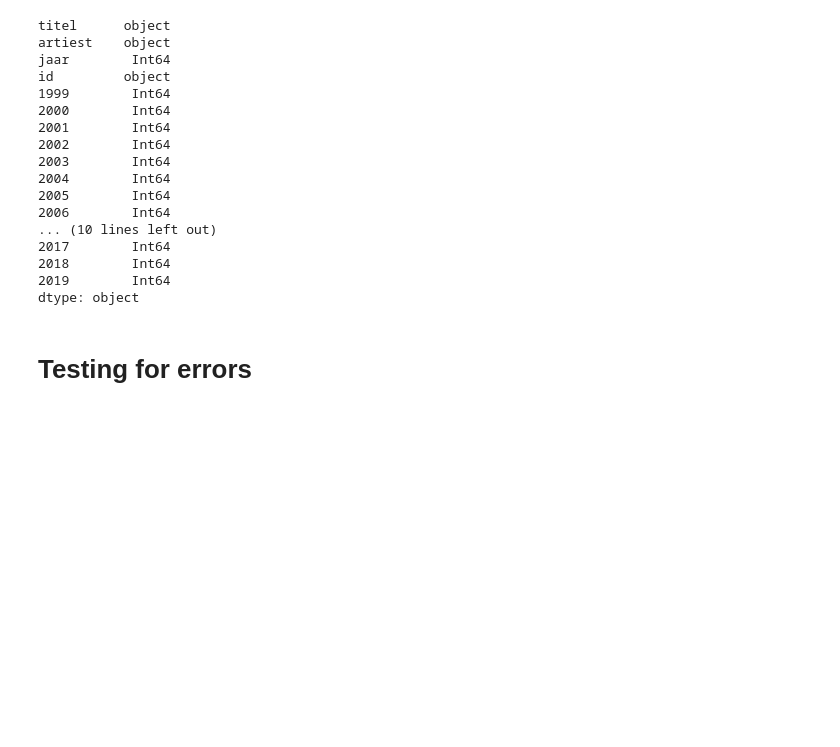
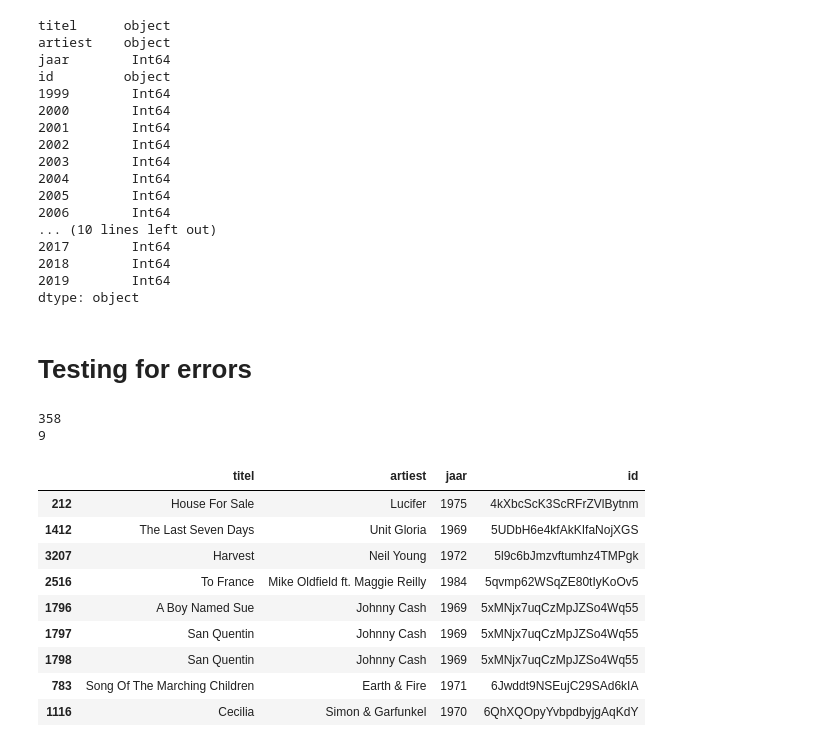
Before and after one commit to Jorisvdv/infovis, a Jupyter notebook: data/genarate_combined_custom_search.ipynb, the cells around one changed output. Drawn from its saved outputs; the diff is of its cells as text; code cells hidden in the pictures; blank space fills up the shorter version.

```diff
--- a/data/genarate_combined_custom_search.ipynb
+++ b/data/genarate_combined_custom_search.ipynb
@@ -355,4 +357,25 @@ top_2000.to_csv('top_2000_clean.csv', index = False)
 top_2000.to_pickle('top_2000_clean.pickle')
 # %% [markdown]
 # Testing for errors
+# %%
+# Check for duplicated ids
+print(sum(top_2000.duplicated("id")))
+with pd.option_context('display.max_rows', None):
+    double_songs = top_2000[top_2000.duplicated("id")]
+    double_songs = double_songs[double_songs["id"].notna()]
+    print(double_songs.shape[0])
+    display(double_songs[["titel","artiest","jaar","id"]].sort_values("id"))
+# %% [output]
+358
+9
+|  | titel | artiest | jaar | id |
+| 212 | House For Sale | Lucifer | 1975 | 4kXbcScK3ScRFrZVlBytnm |
+| 1412 | The Last Seven Days | Unit Gloria | 1969 | 5UDbH6e4kfAkKIfaNojXGS |
+| 3207 | Harvest | Neil Young | 1972 | 5l9c6bJmzvftumhz4TMPgk |
+| 2516 | To France | Mike Oldfield ft. Maggie Reilly | 1984 | 5qvmp62WSqZE80tIyKoOv5 |
+| 1796 | A Boy Named Sue | Johnny Cash | 1969 | 5xMNjx7uqCzMpJZSo4Wq55 |
+| 1797 | San Quentin | Johnny Cash | 1969 | 5xMNjx7uqCzMpJZSo4Wq55 |
+| 1798 | San Quentin | Johnny Cash | 1969 | 5xMNjx7uqCzMpJZSo4Wq55 |
+| 783 | Song Of The Marching Children | Earth & Fire | 1971 | 6Jwddt9NSEujC29SAd6kIA |
+| 1116 | Cecilia | Simon & Garfunkel | 1970 | 6QhXQOpyYvbpdbyjgAqKdY |
 # %%
```
Also changed, not shown: parts of 5 cells of this notebook, 9 other files.
